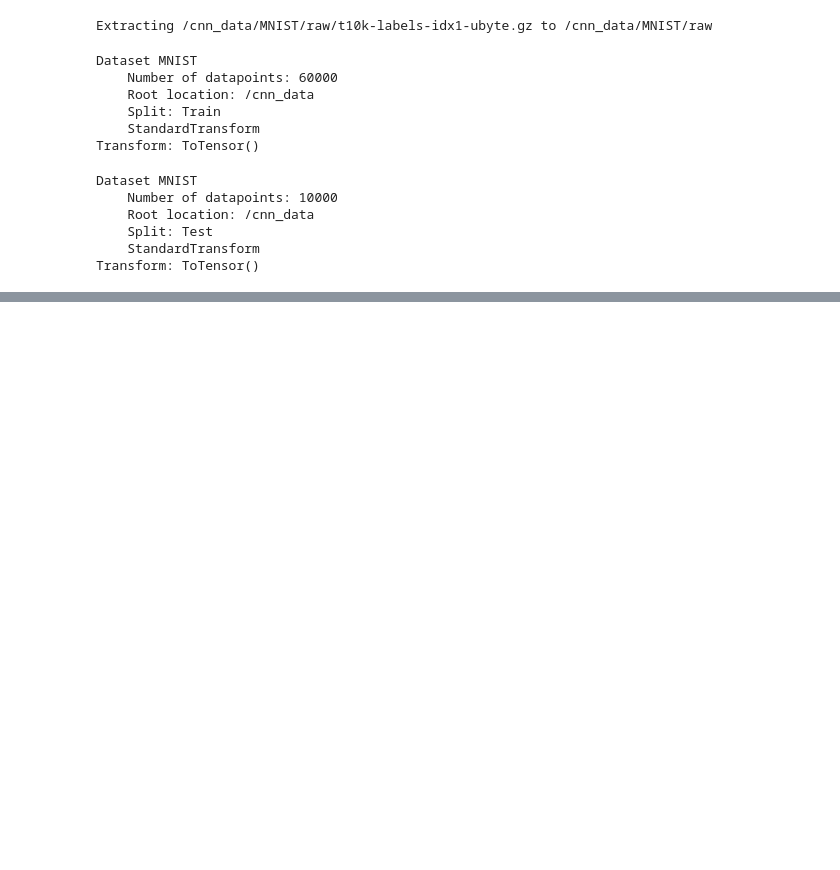
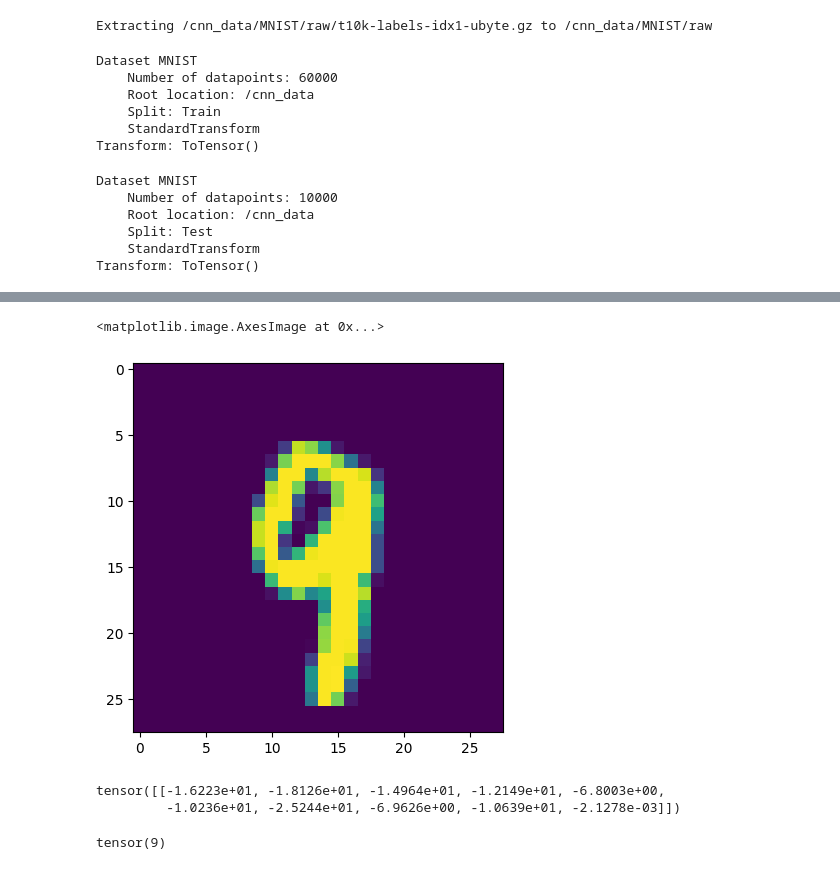
Before and after one commit to GriffinPlecko/PyTorch-Repository, a Jupyter notebook: Convolutional_Neural_Network.ipynb, the cells around one changed output, grey strips where cells are left out. Saved outputs shown, nothing was run; the diff lists cells and outputs as text; code cells hidden in the pictures; blank space fills up the shorter version.

```diff
--- a/Convolutional_Neural_Network.ipynb
+++ b/Convolutional_Neural_Network.ipynb
@@ -74,0 +339,6 @@ Transform: ToTensor()
+# %%
+# Show the image
+plt.imshow(test_data[4143][0].reshape(28,28))
+# %% [output]
+<matplotlib.image.AxesImage at 0x...>
+[figure, added]
@@ -74,0 +350,10 @@ Transform: ToTensor()
+# %%
+# Check the new prediction and get probabilities
+new_prediction
+# %% [output]
+tensor([[-1.6223e+01, -1.8126e+01, -1.4964e+01, -1.2149e+01, -6.8003e+00,
+         -1.0236e+01, -2.5244e+01, -6.9626e+00, -1.0639e+01, -2.1278e-03]])
+# %%
+new_prediction.argmax()
+# %% [output]
+tensor(9)
```
Also changed, not shown: parts of 26 cells of this notebook.
